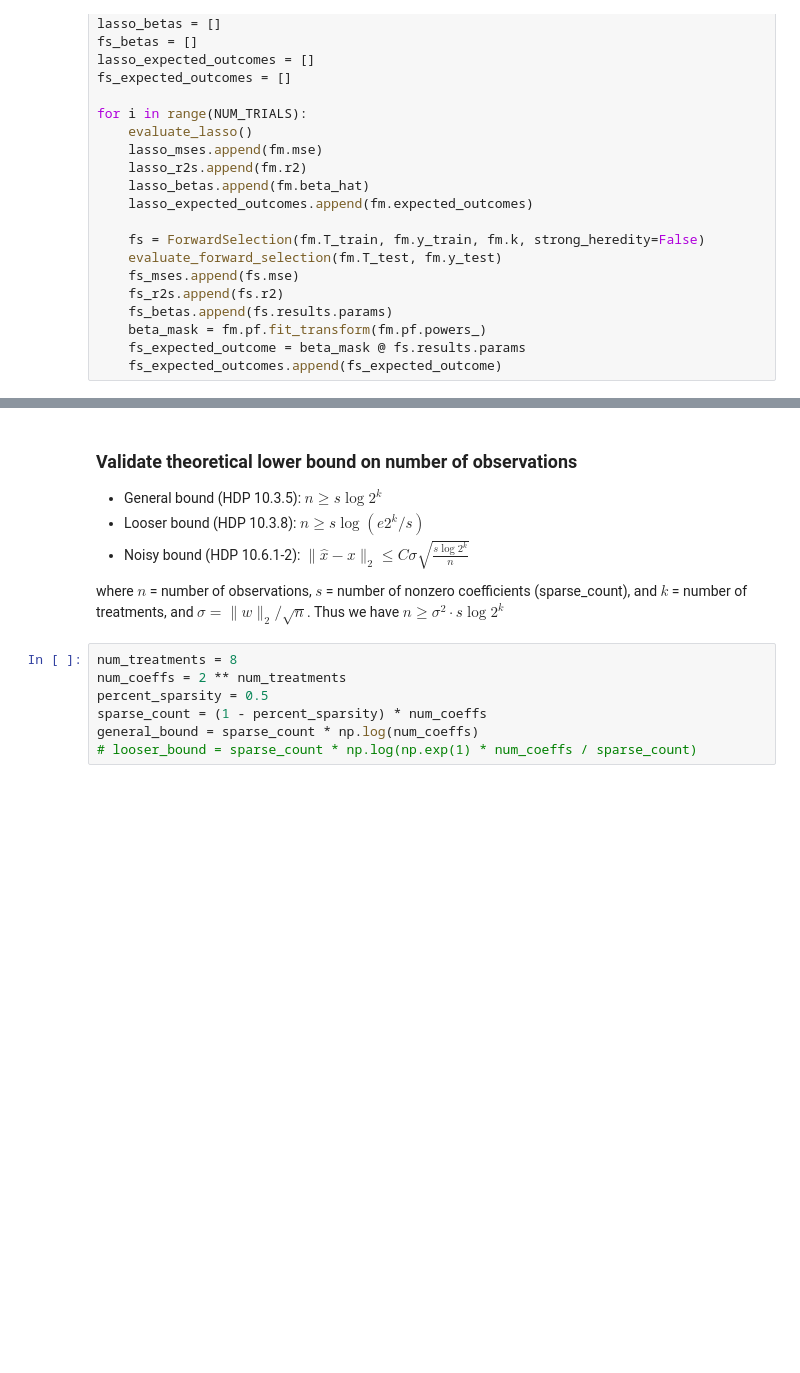
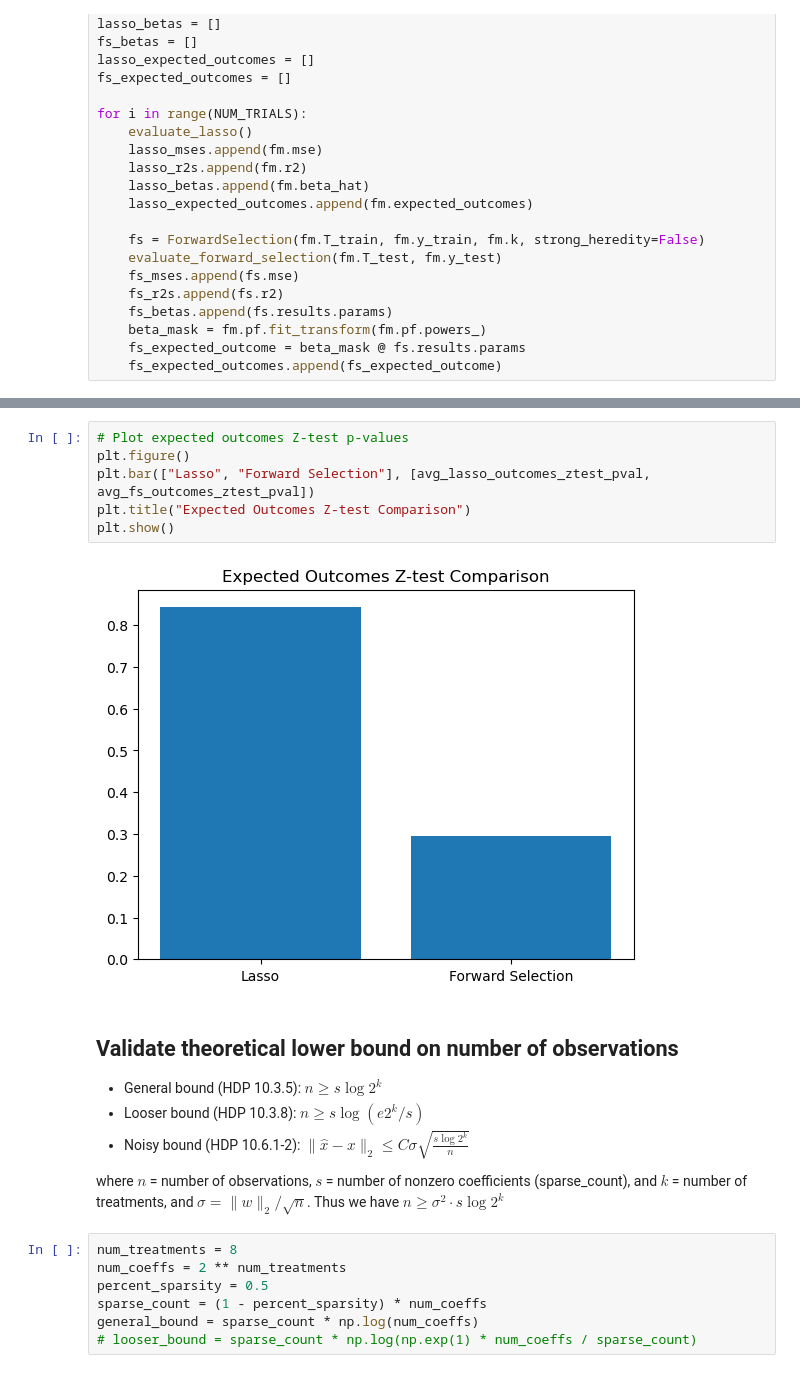
Before and after one commit to qc2321/causal-factorial, a Jupyter notebook: lasso_factorial_selection/lasso_vs_forward.ipynb, the cells around one changed output, grey strips where cells are left out. Drawn from its saved outputs; the diff is of its cells as text; blank space fills up the shorter version.

```diff
--- a/lasso_factorial_selection/lasso_vs_forward.ipynb
+++ b/lasso_factorial_selection/lasso_vs_forward.ipynb
@@ -118,5 +142,13 @@ Forward Selection expected outcomes Z-test: 0.30474416290200235
+# %%
+# Plot expected outcomes Z-test p-values
+plt.figure()
+plt.bar(["Lasso", "Forward Selection"], [avg_lasso_outcomes_ztest_pval, avg_fs_outcomes_ztest_pval])
+plt.title("Expected Outcomes Z-test Comparison")
+plt.show()
+# %% [output]
+[figure, added]
 # %% [markdown]
-### Validate theoretical lower bound on number of observations
+## Validate theoretical lower bound on number of observations
 
 - General bound (HDP 10.3.5): $n \geq s \log 2^k$
 - Looser bound (HDP 10.3.8): $n \geq s \log (e2^k/s)$
```
Also changed, not shown: parts of 7 cells of this notebook, 1 other file.
